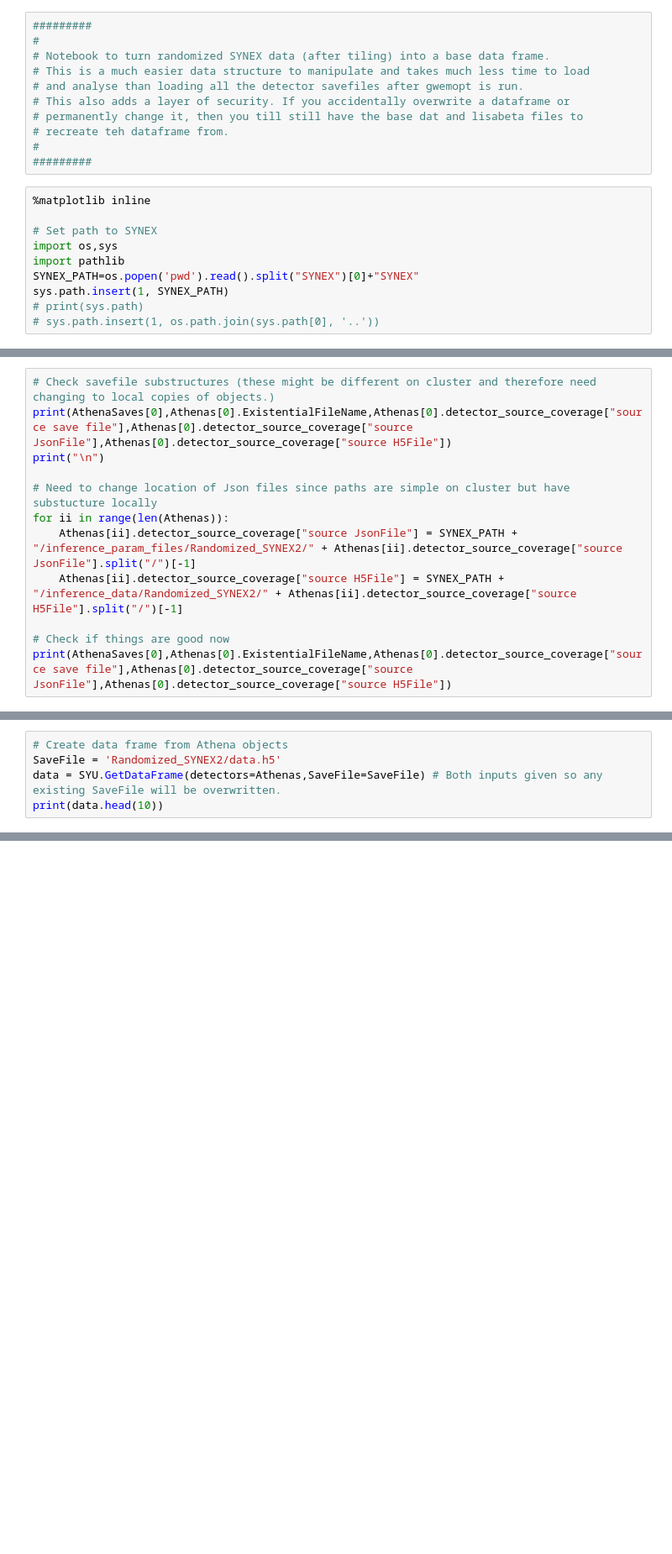
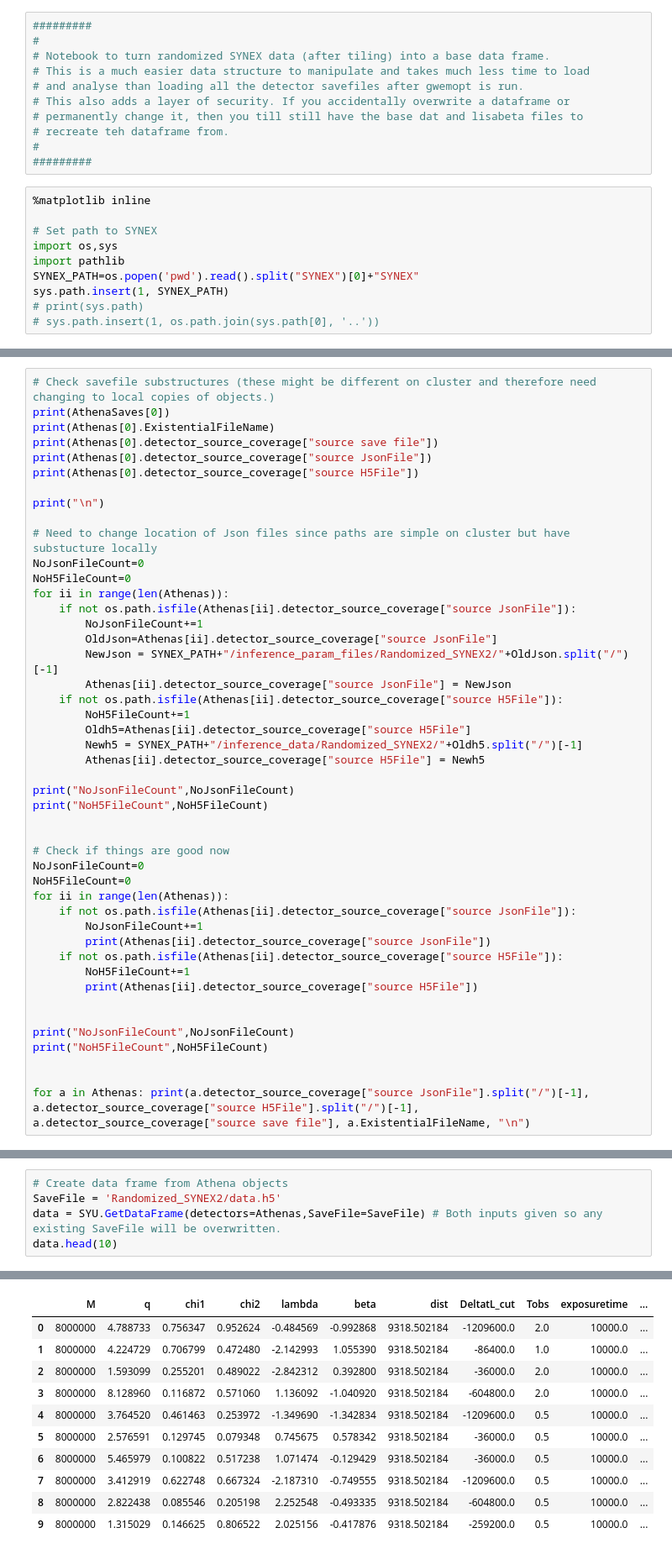
Before and after one commit to PAduverne/SYNEX, a Jupyter notebook: MIMOSA_Studies/Create_DataFrame.ipynb, the cells around one changed output, grey strips where cells are left out. Shown at 84% size. Drawn from its saved outputs; the diff is of its cells as text; blank space fills up the shorter version.

```diff
--- a/MIMOSA_Studies/Create_DataFrame.ipynb
+++ b/MIMOSA_Studies/Create_DataFrame.ipynb
@@ -57,12 +60,46 @@ print("DONE.")
 # %%
 # Check savefile substructures (these might be different on cluster and therefore need changing to local copies of objects.)
-print(AthenaSaves[0],Athenas[0].ExistentialFileName,Athenas[0].detector_source_coverage["source save file"],Athenas[0].detector_source_coverage["source JsonFile"],Athenas[0].detector_source_coverage["source H5File"])
+print(AthenaSaves[0])
+print(Athenas[0].ExistentialFileName)
+print(Athenas[0].detector_source_coverage["source save file"])
+print(Athenas[0].detector_source_coverage["source JsonFile"])
+print(Athenas[0].detector_source_coverage["source H5File"])
+
 print("\n")
 
 # Need to change location of Json files since paths are simple on cluster but have substucture locally
+NoJsonFileCount=0
+NoH5FileCount=0
 for ii in range(len(Athenas)):
-    Athenas[ii].detector_source_coverage["source JsonFile"] = SYNEX_PATH + "/inference_param_files/Randomized_SYNEX2/" + Athenas[ii].detector_source_coverage["source JsonFile"].split("/")[-1]
-    Athenas[ii].detector_source_coverage["source H5File"] = SYNEX_PATH + "/inference_data/Randomized_SYNEX2/" + Athenas[ii].detector_source_coverage["source H5File"].split("/")[-1]
+    if not os.path.isfile(Athenas[ii].detector_source_coverage["source JsonFile"]):
+        NoJsonFileCount+=1
+        OldJson=Athenas[ii].detector_source_coverage["source JsonFile"]
+        NewJson = SYNEX_PATH+"/inference_param_files/Randomized_SYNEX2/"+OldJson.split("/")[-1]
+        Athenas[ii].detector_source_coverage["source JsonFile"] = NewJson
+    if not os.path.isfile(Athenas[ii].detector_source_coverage["source H5File"]):
+        NoH5FileCount+=1
+        Oldh5=Athenas[ii].detector_source_coverage["source H5File"]
+        Newh5 = SYNEX_PATH+"/inference_data/Randomized_SYNEX2/"+Oldh5.split("/")[-1]
+        Athenas[ii].detector_source_coverage["source H5File"] = Newh5
+
+print("NoJsonFileCount",NoJsonFileCount)
+print("NoH5FileCount",NoH5FileCount)
+
 
 # Check if things are good now
-print(AthenaSaves[0],Athenas[0].ExistentialFileName,Athenas[0].detector_source_coverage["source save file"],Athenas[0].detector_source_coverage["source JsonFile"],Athenas[0].detector_source_coverage["source H5File"])
+NoJsonFileCount=0
+NoH5FileCount=0
+for ii in range(len(Athenas)):
+    if not os.path.isfile(Athenas[ii].detector_source_coverage["source JsonFile"]):
+        NoJsonFileCount+=1
+        print(Athenas[ii].detector_source_coverage["source JsonFile"])
+    if not os.path.isfile(Athenas[ii].detector_source_coverage["source H5File"]):
+        NoH5FileCount+=1
+        print(Athenas[ii].detector_source_coverage["source H5File"])
+
+
+print("NoJsonFileCount",NoJsonFileCount)
+print("NoH5FileCount",NoH5FileCount)
+
+
+for a in Athenas: print(a.detector_source_coverage["source JsonFile"].split("/")[-1], a.detector_source_coverage["source H5File"].split("/")[-1], a.detector_source_coverage["source save file"], a.ExistentialFileName, "\n")
@@ -70,4 +125,5 @@ print(AthenaSaves[0],Athenas[0].ExistentialFileName,Athenas[0].detector_source_c
 # Create data frame from Athena objects
 SaveFile = 'Randomized_SYNEX2/data.h5'
 data = SYU.GetDataFrame(detectors=Athenas,SaveFile=SaveFile) # Both inputs given so any existing SaveFile will be overwritten.
-print(data.head(10))
+data.head(10)
+# %% [output]
@@ -73,0 +131,11 @@ print(data.head(10))
+|  | M | q | chi1 | chi2 | lambda | beta | dist | DeltatL_cut | Tobs | exposuretime | ... |
+| 0 | 8000000 | 4.788733 | 0.756347 | 0.952624 | -0.484569 | -0.992868 | 9318.502184 | -1209600.0 | 2.0 | 10000.0 | ... |
+| 1 | 8000000 | 4.224729 | 0.706799 | 0.472480 | -2.142993 | 1.055390 | 9318.502184 | -86400.0 | 1.0 | 10000.0 | ... |
+| 2 | 8000000 | 1.593099 | 0.255201 | 0.489022 | -2.842312 | 0.392800 | 9318.502184 | -36000.0 | 2.0 | 10000.0 | ... |
+| 3 | 8000000 | 8.128960 | 0.116872 | 0.571060 | 1.136092 | -1.040920 | 9318.502184 | -604800.0 | 2.0 | 10000.0 | ... |
+| 4 | 8000000 | 3.764520 | 0.461463 | 0.253972 | -1.349690 | -1.342834 | 9318.502184 | -1209600.0 | 0.5 | 10000.0 | ... |
+| 5 | 8000000 | 2.576591 | 0.129745 | 0.079348 | 0.745675 | 0.578342 | 9318.502184 | -36000.0 | 0.5 | 10000.0 | ... |
+| 6 | 8000000 | 5.465979 | 0.100822 | 0.517238 | 1.071474 | -0.129429 | 9318.502184 | -36000.0 | 0.5 | 10000.0 | ... |
+| 7 | 8000000 | 3.412919 | 0.622748 | 0.667324 | -2.187310 | -0.749555 | 9318.502184 | -1209600.0 | 0.5 | 10000.0 | ... |
+| 8 | 8000000 | 2.822438 | 0.085546 | 0.205198 | 2.252548 | -0.493335 | 9318.502184 | -604800.0 | 0.5 | 10000.0 | ... |
+| 9 | 8000000 | 1.315029 | 0.146625 | 0.806522 | 2.025156 | -0.417876 | 9318.502184 | -259200.0 | 0.5 | 10000.0 | ... |
```
Also changed, not shown: parts of 12 cells of this notebook, 2 other files.
